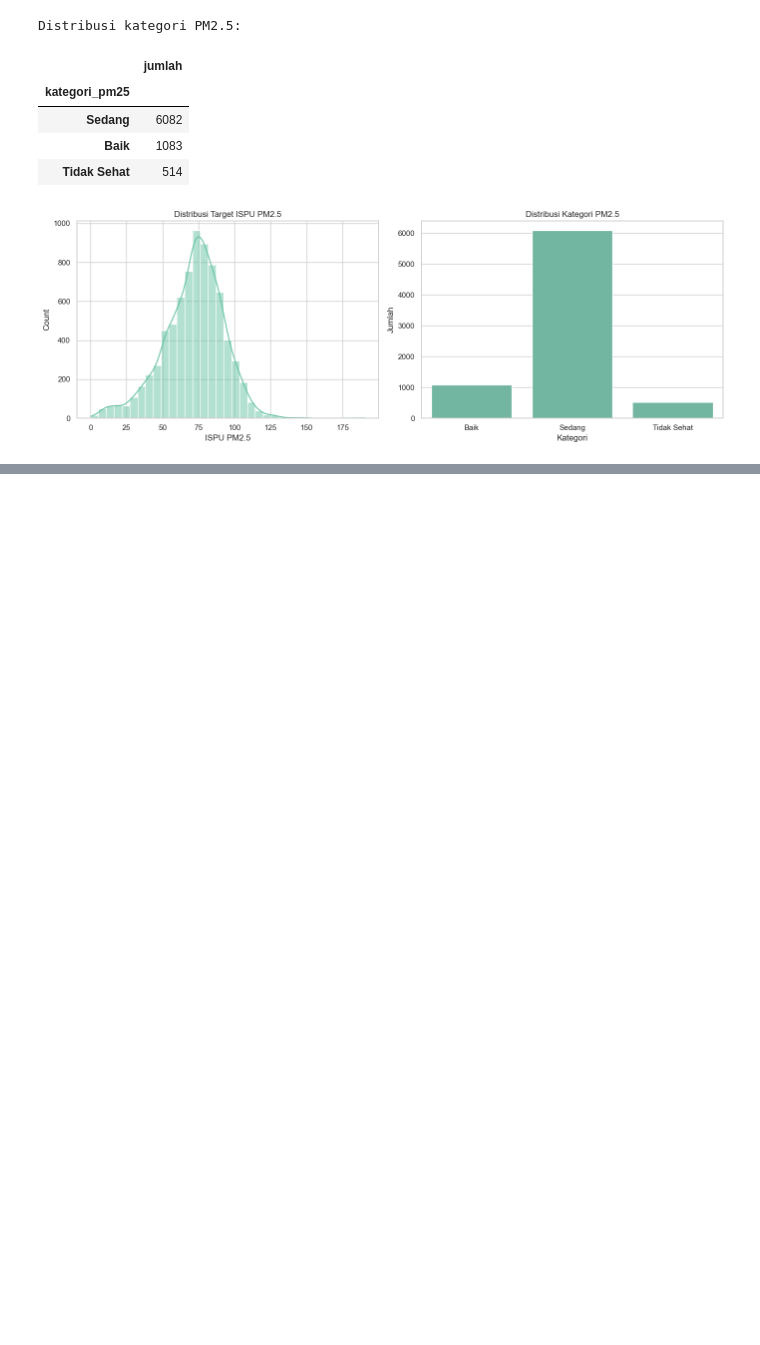
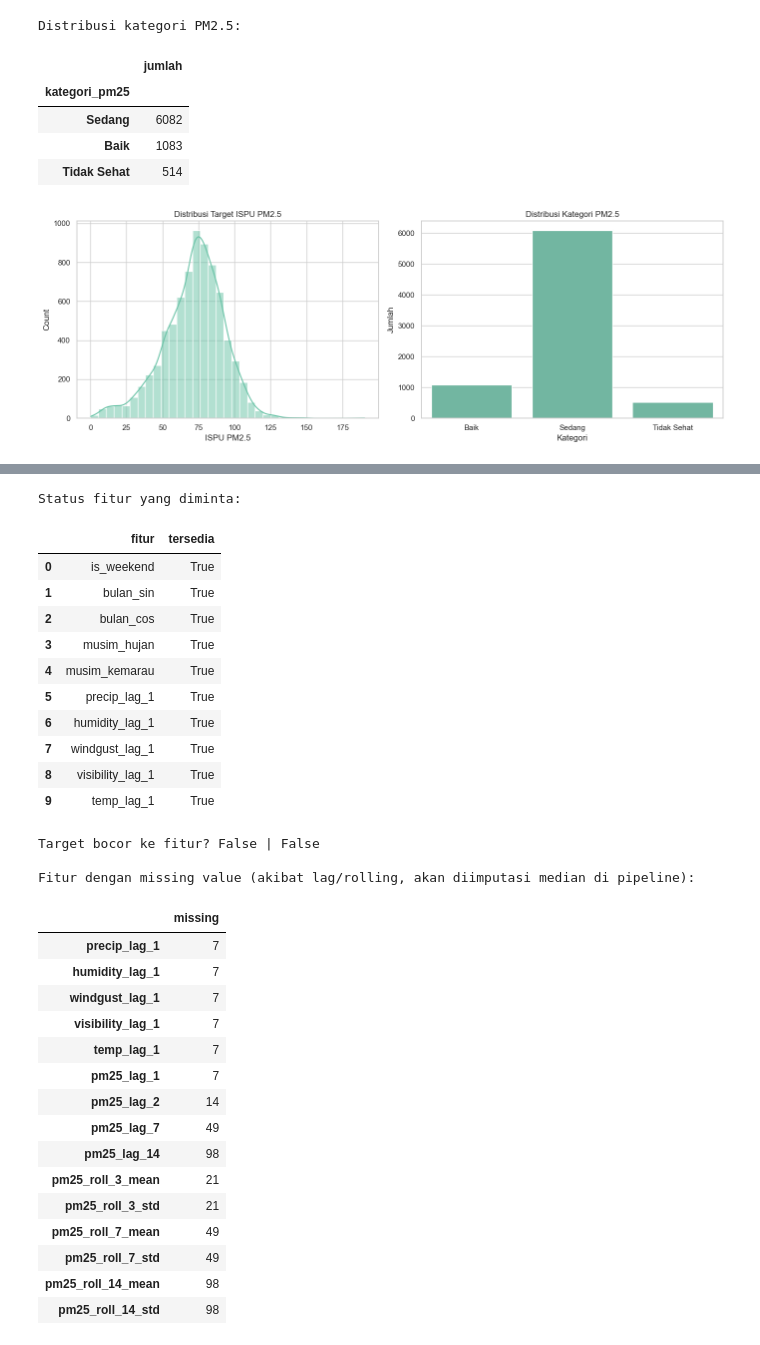
Before and after one commit to aauliaaz/project-daming, a Jupyter notebook: notebooks/02_Modelling.ipynb, the cells around one changed output, grey strips where cells are left out. Cells and saved outputs as stored; diff of their text form; code cells hidden in the pictures; blank space fills up the shorter version.

```diff
--- a/notebooks/02_Modelling.ipynb
+++ b/notebooks/02_Modelling.ipynb
@@ -734,0 +245,48 @@ Hasil tuning: c:\Users\User\Air Pollution - Daming Project\notebooks\outputs\has
+# %%
+# Verifikasi fitur yang diminta sudah ada + ringkasan missing value
+requested_features = ['is_weekend', 'bulan_sin', 'bulan_cos', 'musim_hujan', 'musim_kemarau',
+                 'precip_lag_1', 'humidity_lag_1', 'windgust_lag_1', 'visibility_lag_1', 'temp_lag_1']
+feature_status = pd.DataFrame({
+    'fitur': requested_features,
+    'tersedia': [f in df.columns for f in requested_features],
+})
+print('Status fitur yang diminta:')
+display(feature_status)
+
+print('Target bocor ke fitur?', TARGET in FEATURE_LIST, '|', CATEGORY_COL in FEATURE_LIST)
+
+missing_features = df[FEATURE_LIST].isna().sum()
+print('\nFitur dengan missing value (akibat lag/rolling, akan diimputasi median di pipeline):')
+display(missing_features[missing_features > 0].to_frame('missing'))
+# %% [output]
+Status fitur yang diminta:
+|  | fitur | tersedia |
+| 0 | is_weekend | True |
+| 1 | bulan_sin | True |
+| 2 | bulan_cos | True |
+| 3 | musim_hujan | True |
+| 4 | musim_kemarau | True |
+| 5 | precip_lag_1 | True |
+| 6 | humidity_lag_1 | True |
+| 7 | windgust_lag_1 | True |
+| 8 | visibility_lag_1 | True |
+| 9 | temp_lag_1 | True |
+Target bocor ke fitur? False | False
+
+Fitur dengan missing value (akibat lag/rolling, akan diimputasi median di pipeline):
+|  | missing |
+| precip_lag_1 | 7 |
+| humidity_lag_1 | 7 |
+| windgust_lag_1 | 7 |
+| visibility_lag_1 | 7 |
+| temp_lag_1 | 7 |
+| pm25_lag_1 | 7 |
+| pm25_lag_2 | 14 |
+| pm25_lag_7 | 49 |
+| pm25_lag_14 | 98 |
+| pm25_roll_3_mean | 21 |
+| pm25_roll_3_std | 21 |
+| pm25_roll_7_mean | 49 |
+| pm25_roll_7_std | 49 |
+| pm25_roll_14_mean | 98 |
+| pm25_roll_14_std | 98 |
```
Also changed, not shown: parts of 80 cells of this notebook, 33 other files.
